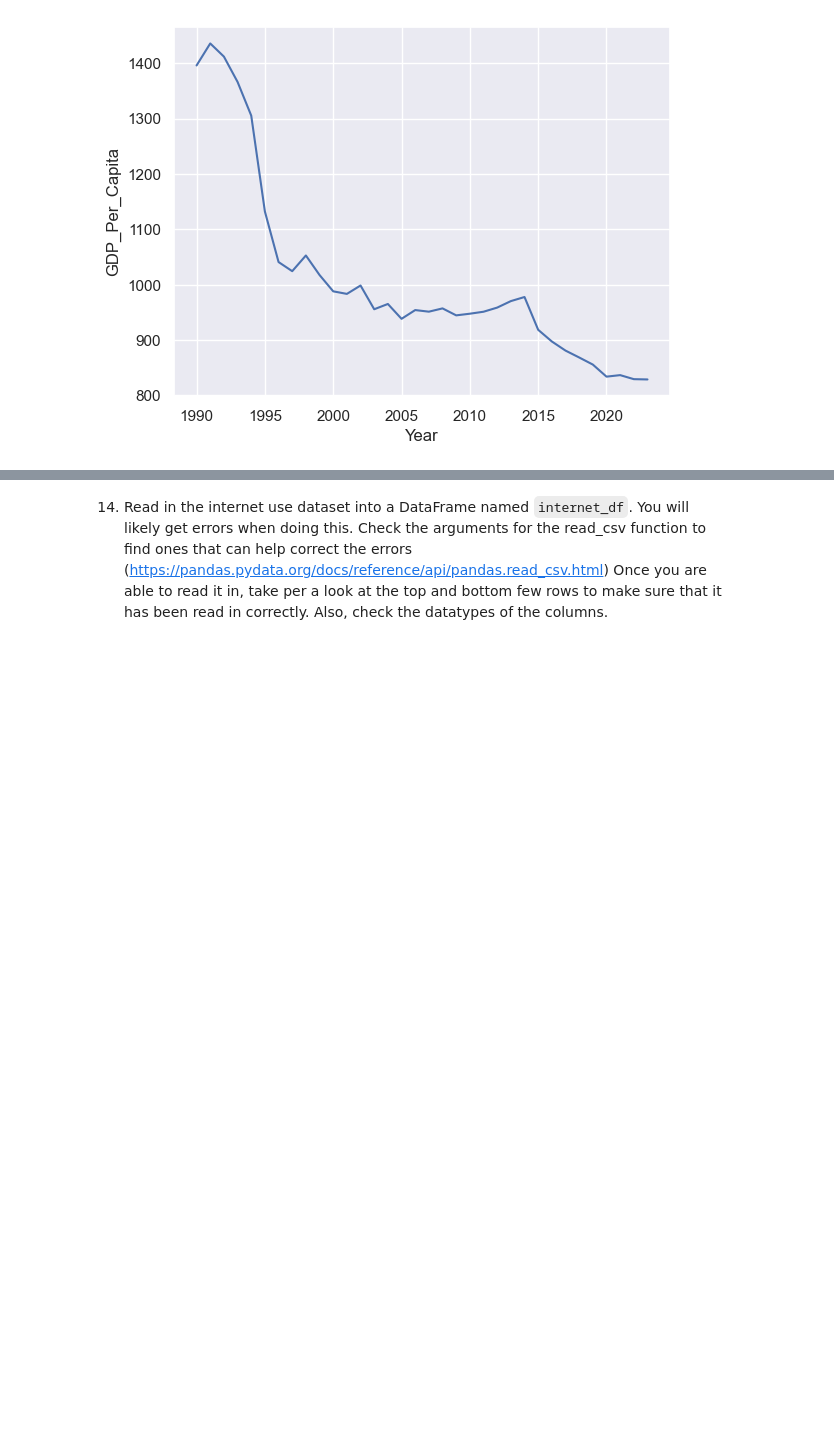
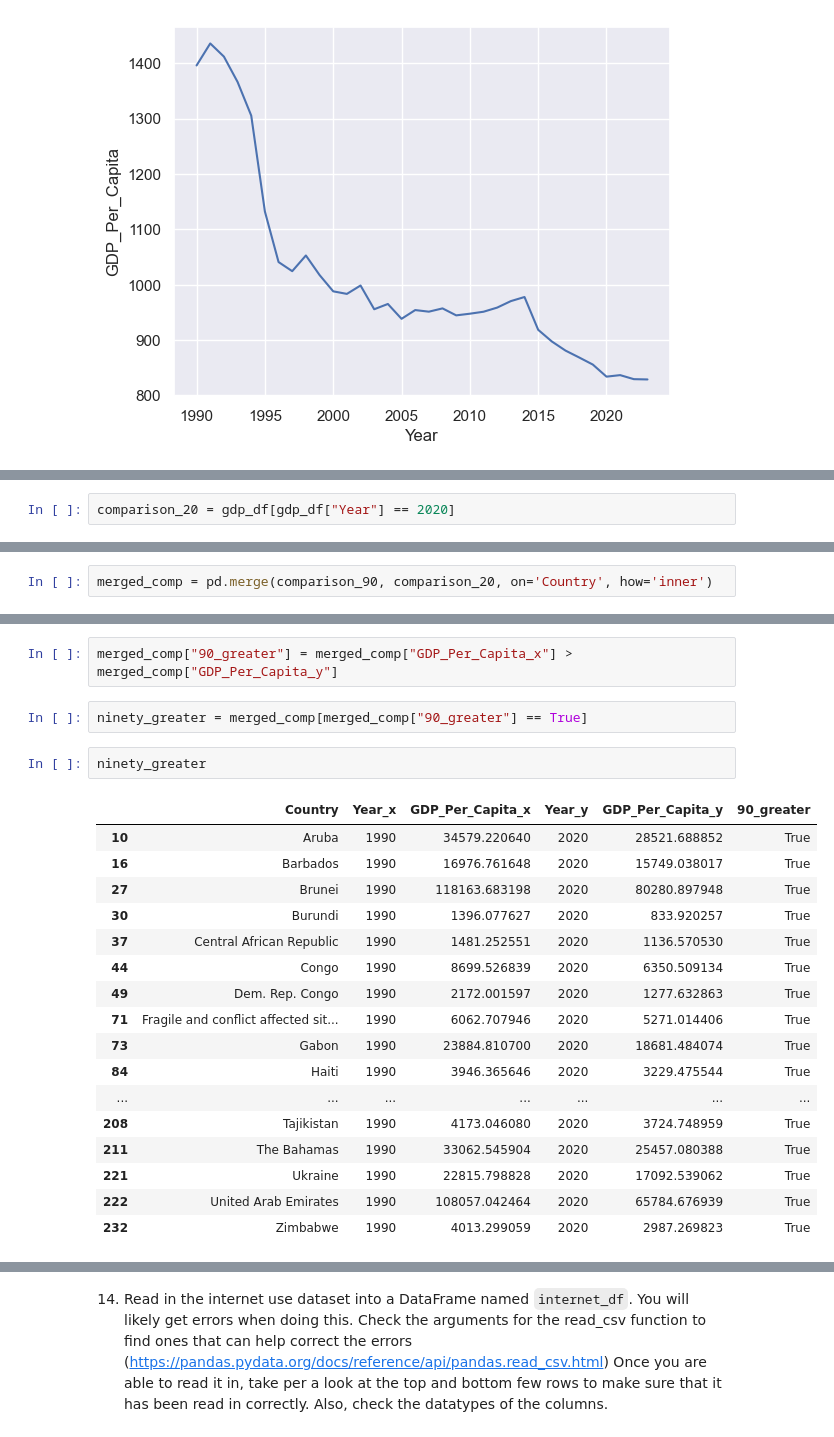
Before and after one commit to NSS-Data-Analytics-Cohort-14/gdp-and-internet-usage-kshaffer93, a Jupyter notebook: notebooks/example.ipynb, the cells around one changed output, grey strips where cells are left out. Saved outputs shown, nothing was run; the diff lists cells and outputs as text; blank space fills up the shorter version.

```diff
--- a/notebooks/example.ipynb
+++ b/notebooks/example.ipynb
@@ -276,0 +295,2 @@ sns.lineplot(data=buru_gdp, x="Year", y="GDP_Per_Capita")
+# %%
+comparison_20 = gdp_df[gdp_df["Year"] == 2020]
@@ -276,0 +313,2 @@ sns.lineplot(data=buru_gdp, x="Year", y="GDP_Per_Capita")
+# %%
+merged_comp = pd.merge(comparison_90, comparison_20, on='Country', how='inner')
@@ -276,0 +324,24 @@ sns.lineplot(data=buru_gdp, x="Year", y="GDP_Per_Capita")
+# %%
+merged_comp["90_greater"] = merged_comp["GDP_Per_Capita_x"] > merged_comp["GDP_Per_Capita_y"]
+# %%
+ninety_greater = merged_comp[merged_comp["90_greater"] == True]
+# %%
+ninety_greater
+# %% [output]
+|  | Country | Year_x | GDP_Per_Capita_x | Year_y | GDP_Per_Capita_y | 90_greater |
+| 10 | Aruba | 1990 | 34579.220640 | 2020 | 28521.688852 | True |
+| 16 | Barbados | 1990 | 16976.761648 | 2020 | 15749.038017 | True |
+| 27 | Brunei | 1990 | 118163.683198 | 2020 | 80280.897948 | True |
+| 30 | Burundi | 1990 | 1396.077627 | 2020 | 833.920257 | True |
+| 37 | Central African Republic | 1990 | 1481.252551 | 2020 | 1136.570530 | True |
+| 44 | Congo | 1990 | 8699.526839 | 2020 | 6350.509134 | True |
+| 49 | Dem. Rep. Congo | 1990 | 2172.001597 | 2020 | 1277.632863 | True |
+| 71 | Fragile and conflict affected sit... | 1990 | 6062.707946 | 2020 | 5271.014406 | True |
+| 73 | Gabon | 1990 | 23884.810700 | 2020 | 18681.484074 | True |
+| 84 | Haiti | 1990 | 3946.365646 | 2020 | 3229.475544 | True |
+| ... | ... | ... | ... | ... | ... | ... |
+| 208 | Tajikistan | 1990 | 4173.046080 | 2020 | 3724.748959 | True |
+| 211 | The Bahamas | 1990 | 33062.545904 | 2020 | 25457.080388 | True |
+| 221 | Ukraine | 1990 | 22815.798828 | 2020 | 17092.539062 | True |
+| 222 | United Arab Emirates | 1990 | 108057.042464 | 2020 | 65784.676939 | True |
+| 232 | Zimbabwe | 1990 | 4013.299059 | 2020 | 2987.269823 | True |
```
Also changed, not shown: parts of 5 cells of this notebook.
